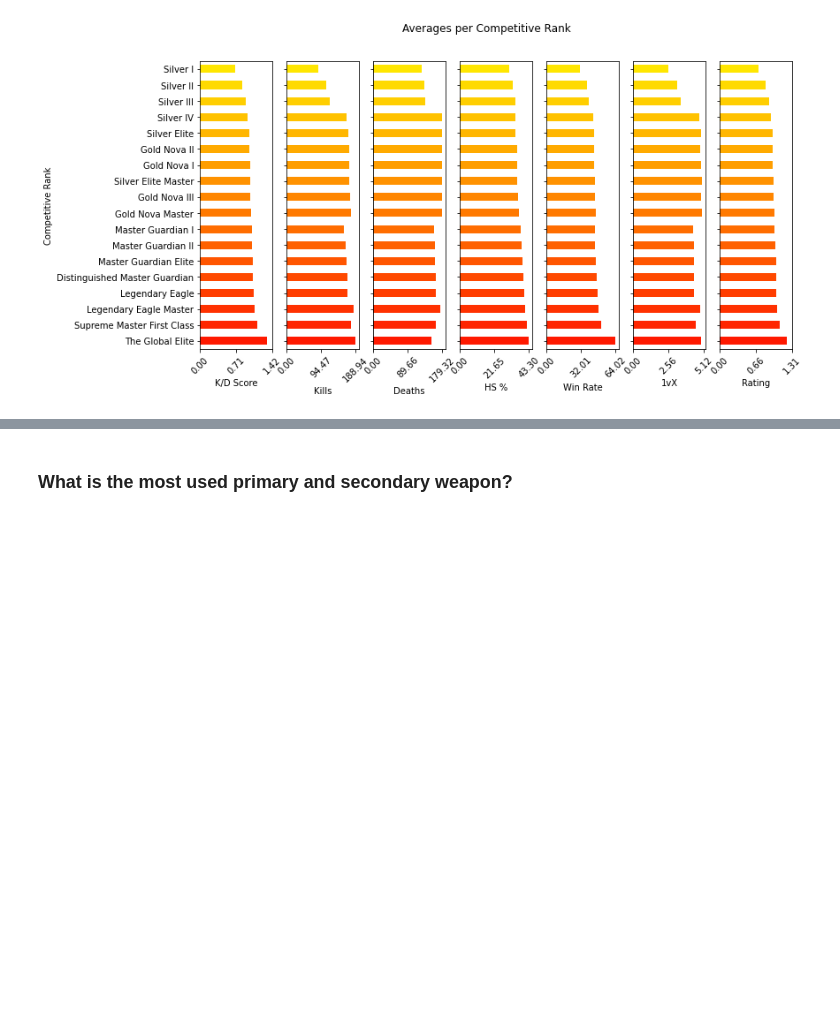
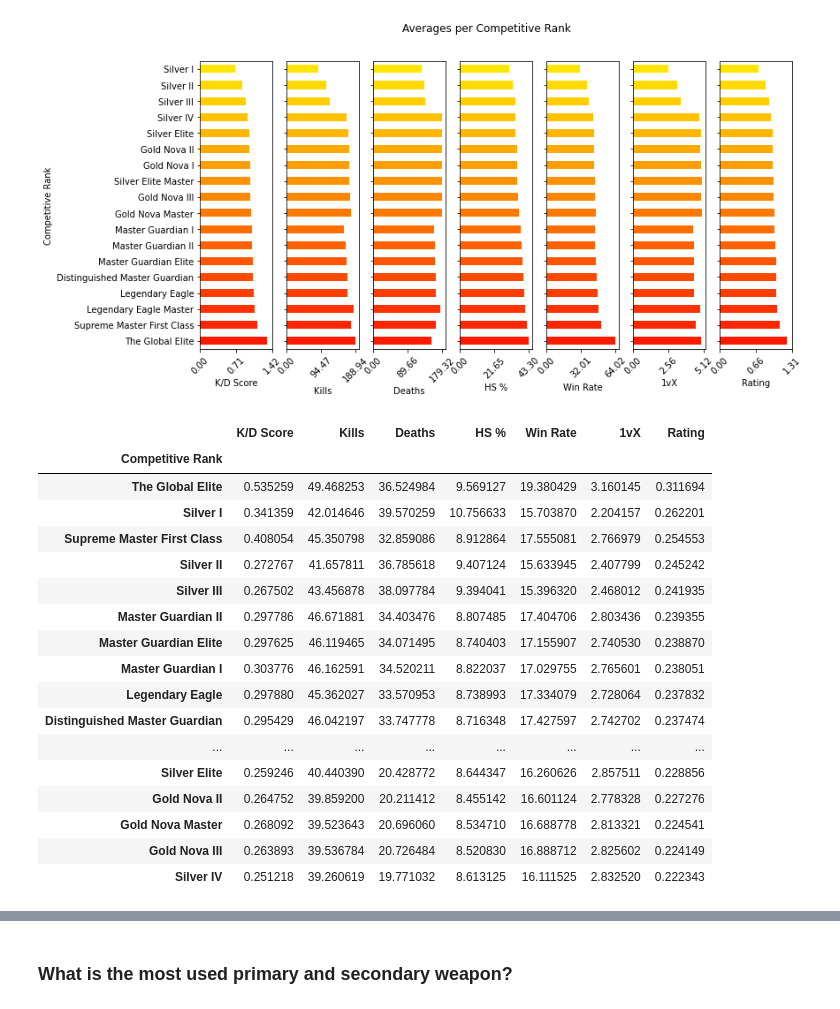
Before and after one commit to cc-visionary/datapre-csgostats, a Jupyter notebook: Scraping CSGOStats.gg.ipynb, the cells around one changed output, grey strips where cells are left out. Saved outputs shown, nothing was run; the diff lists cells and outputs as text; code cells hidden in the pictures; blank space fills up the shorter version.

```diff
--- a/Scraping CSGOStats.gg.ipynb
+++ b/Scraping CSGOStats.gg.ipynb
@@ -530,3 +530,27 @@ fig.suptitle("Averages per Competitive Rank")
 plt.show()
 # %% [output]
 [figure]
+# %%
+#Get standard deviation
+std_per_rank = df.groupby('Competitive Rank')[['K/D Score', 'Kills', 'Deaths', 'HS %', 'Win Rate', '1vX', 'Rating']].std().sort_values('Rating', ascending=False)
+#Coefficient Varaince = STD/Mean
+std_per_rank
+# %% [output]
+|  | K/D Score | Kills | Deaths | HS % | Win Rate | 1vX | Rating |
+| Competitive Rank |  |  |  |  |  |  |  |
+| The Global Elite | 0.535259 | 49.468253 | 36.524984 | 9.569127 | 19.380429 | 3.160145 | 0.311694 |
+| Silver I | 0.341359 | 42.014646 | 39.570259 | 10.756633 | 15.703870 | 2.204157 | 0.262201 |
+| Supreme Master First Class | 0.408054 | 45.350798 | 32.859086 | 8.912864 | 17.555081 | 2.766979 | 0.254553 |
+| Silver II | 0.272767 | 41.657811 | 36.785618 | 9.407124 | 15.633945 | 2.407799 | 0.245242 |
+| Silver III | 0.267502 | 43.456878 | 38.097784 | 9.394041 | 15.396320 | 2.468012 | 0.241935 |
+| Master Guardian II | 0.297786 | 46.671881 | 34.403476 | 8.807485 | 17.404706 | 2.803436 | 0.239355 |
+| Master Guardian Elite | 0.297625 | 46.119465 | 34.071495 | 8.740403 | 17.155907 | 2.740530 | 0.238870 |
+| Master Guardian I | 0.303776 | 46.162591 | 34.520211 | 8.822037 | 17.029755 | 2.765601 | 0.238051 |
+| Legendary Eagle | 0.297880 | 45.362027 | 33.570953 | 8.738993 | 17.334079 | 2.728064 | 0.237832 |
+| Distinguished Master Guardian | 0.295429 | 46.042197 | 33.747778 | 8.716348 | 17.427597 | 2.742702 | 0.237474 |
+| ... | ... | ... | ... | ... | ... | ... | ... |
+| Silver Elite | 0.259246 | 40.440390 | 20.428772 | 8.644347 | 16.260626 | 2.857511 | 0.228856 |
+| Gold Nova II | 0.264752 | 39.859200 | 20.211412 | 8.455142 | 16.601124 | 2.778328 | 0.227276 |
+| Gold Nova Master | 0.268092 | 39.523643 | 20.696060 | 8.534710 | 16.688778 | 2.813321 | 0.224541 |
+| Gold Nova III | 0.263893 | 39.536784 | 20.726484 | 8.520830 | 16.888712 | 2.825602 | 0.224149 |
+| Silver IV | 0.251218 | 39.260619 | 19.771032 | 8.613125 | 16.111525 | 2.832520 | 0.222343 |
```
Also changed, not shown: parts of 8 cells of this notebook.
